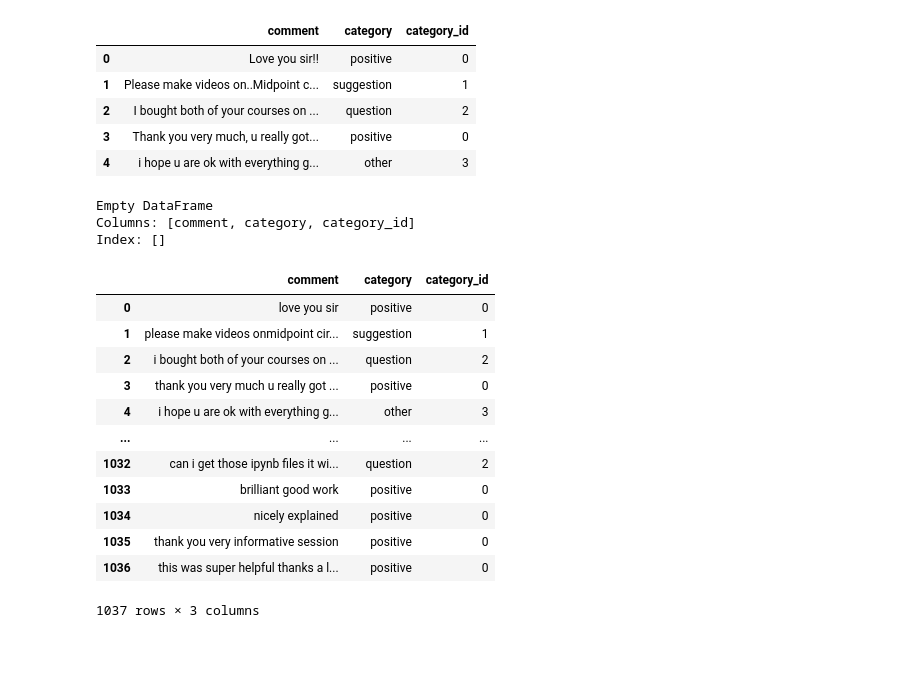
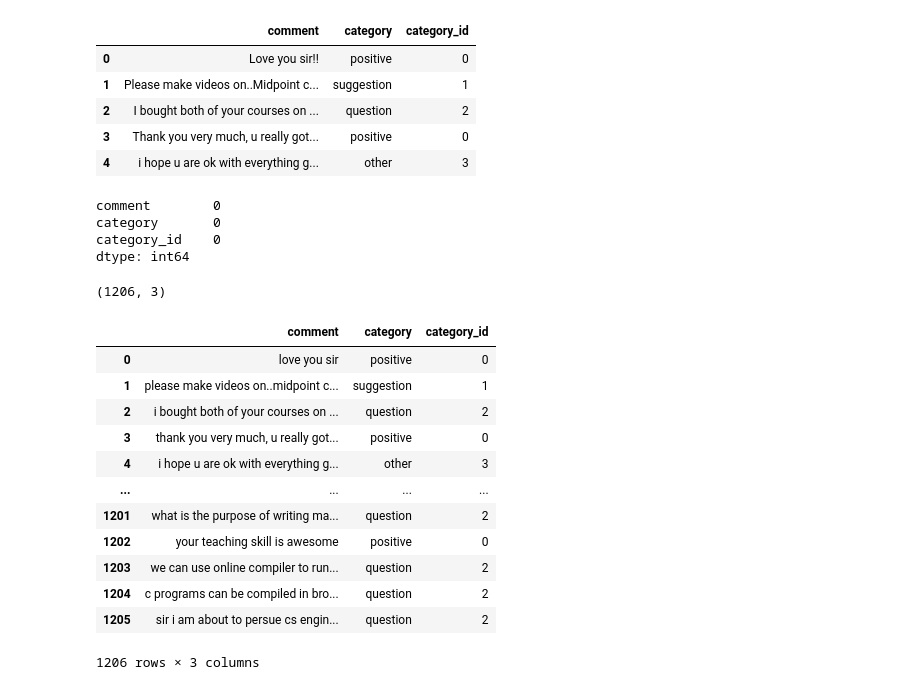
Before and after one commit to Rhitabrat/youtube-comments-categorization, a Jupyter notebook: test.ipynb, the cells around one changed output. Drawn from its saved outputs; the diff is of its cells as text; code cells hidden in the pictures; blank space fills up the shorter version.

Commit message:
data added

```diff
--- a/test.ipynb
+++ b/test.ipynb
@@ -19,44 +21,50 @@ df.head()
 | 3 | Thank you very much, u really got... | positive | 0 |
 | 4 | i hope u are ok with everything g... | other | 3 |
 # %%
-print(df[df.isna().any(axis=1)])
+# print(df[df.isna().any(axis=1)])
+df.isnull().sum()
 # %% [output]
-Empty DataFrame
-Columns: [comment, category, category_id]
-Index: []
+comment        0
+category       0
+category_id    0
+dtype: int64
+# %%
+df.shape
+# %% [output]
+(1206, 3)
 # %%
 # preprocessing
 import re
 
 # lowercasing
 df['comment'] = df['comment'].str.lower()
 
 # removing urls
 df['comment'] = df['comment'].str.replace('http\S+|www.\S+', '', case=False)
 
-# removing commas "\n"
+# removing new lines "\n"
 df['comment'] = df['comment'].replace('\n','', regex=True)
 
-# removing all the punctuations
-df["comment"] = df['comment'].str.replace('[^\w\s]','')
+# # removing all the punctuations
+# df["comment"] = df['comment'].str.replace('[^\w\s]',' ')
 
 # removing integers
 df['comment'] = df['comment'].replace('\d','', regex=True)
 
 # removing emojis
 df['comment'] = df['comment'].str.replace('[^\w\s#@/:%.,_-]', '', flags=re.UNICODE)
 df
 # %% [output]
 |  | comment | category | category_id |
 | 0 | love you sir | positive | 0 |
-| 1 | please make videos onmidpoint cir... | suggestion | 1 |
+| 1 | please make videos on..midpoint c... | suggestion | 1 |
 | 2 | i bought both of your courses on ... | question | 2 |
-| 3 | thank you very much u really got ... | positive | 0 |
+| 3 | thank you very much, u really got... | positive | 0 |
 | 4 | i hope u are ok with everything g... | other | 3 |
 | ... | ... | ... | ... |
-| 1032 | can i get those ipynb files it wi... | question | 2 |
-| 1033 | brilliant good work | positive | 0 |
-| 1034 | nicely explained | positive | 0 |
-| 1035 | thank you very informative session | positive | 0 |
-| 1036 | this was super helpful thanks a l... | positive | 0 |
+| 1201 | what is the purpose of writing ma... | question | 2 |
+| 1202 | your teaching skill is awesome | positive | 0 |
+| 1203 | we can use online compiler to run... | question | 2 |
+| 1204 | c programs can be compiled in bro... | question | 2 |
+| 1205 | sir i am about to persue cs engin... | question | 2 |
-1037 rows × 3 columns
+1206 rows × 3 columns
```
Also changed, not shown: parts of 16 cells of this notebook, 6 other files.
